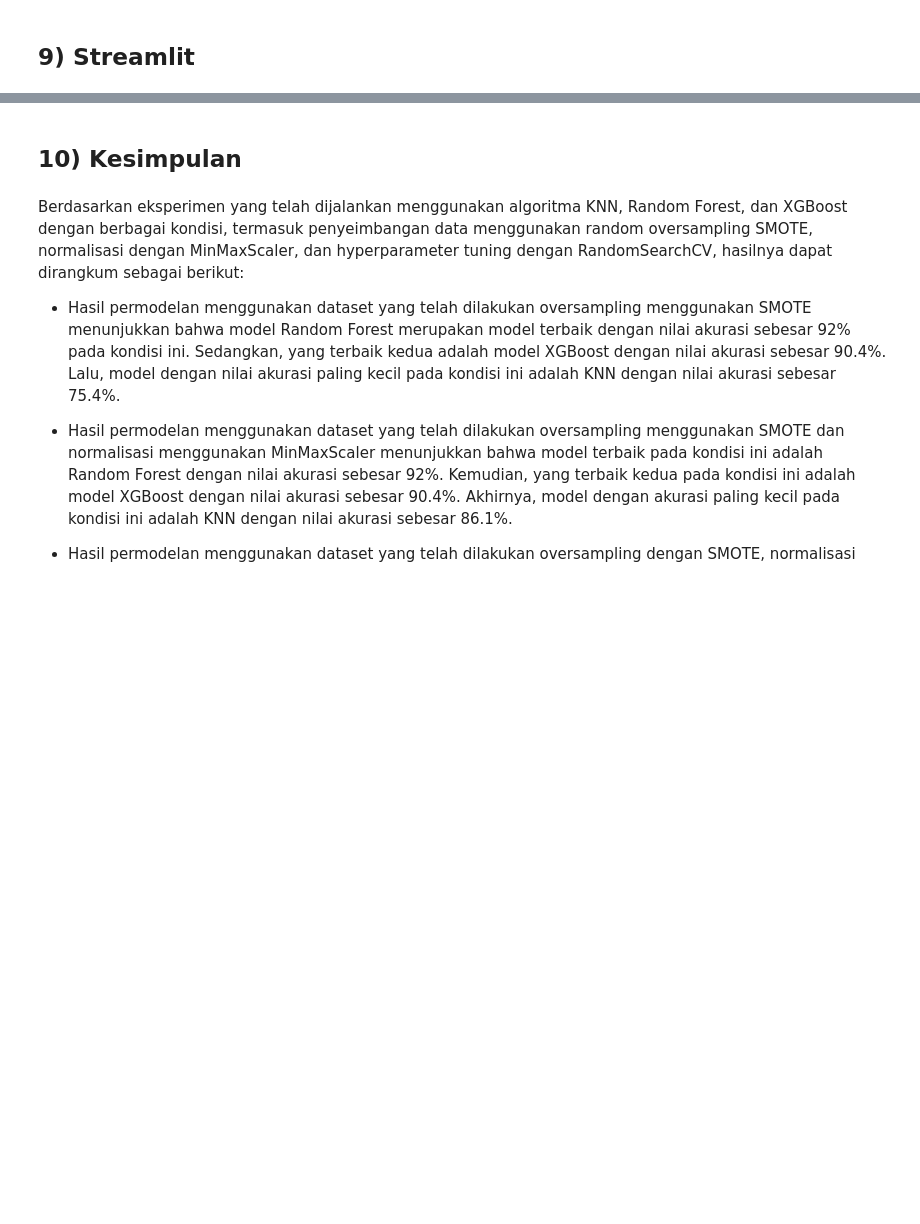
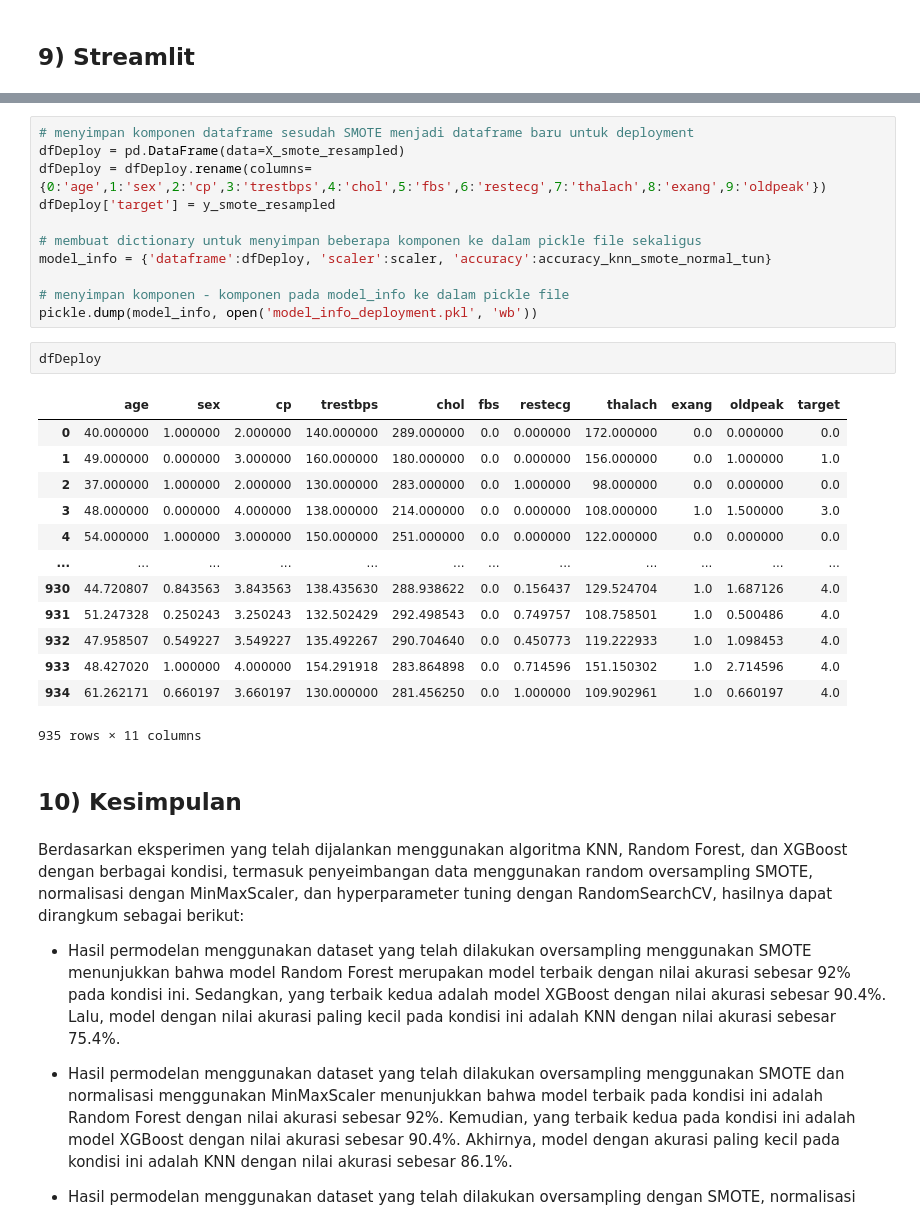
Before and after one commit to nabilazy/BK_DataScience, a Jupyter notebook: BK_Hungarian.ipynb, the cells around one changed output, grey strips where cells are left out. Drawn from its saved outputs; the diff is of its cells as text; blank space fills up the shorter version.

```diff
--- a/BK_Hungarian.ipynb
+++ b/BK_Hungarian.ipynb
@@ -1448,3 +1471,30 @@ On process
+# %%
+# menyimpan komponen dataframe sesudah SMOTE menjadi dataframe baru untuk deployment
+dfDeploy = pd.DataFrame(data=X_smote_resampled)
+dfDeploy = dfDeploy.rename(columns={0:'age',1:'sex',2:'cp',3:'trestbps',4:'chol',5:'fbs',6:'restecg',7:'thalach',8:'exang',9:'oldpeak'})
+dfDeploy['target'] = y_smote_resampled
+
+# membuat dictionary untuk menyimpan beberapa komponen ke dalam pickle file sekaligus
+model_info = {'dataframe':dfDeploy, 'scaler':scaler, 'accuracy':accuracy_knn_smote_normal_tun}
+
+# menyimpan komponen - komponen pada model_info ke dalam pickle file
+pickle.dump(model_info, open('model_info_deployment.pkl', 'wb'))
+# %%
+dfDeploy
+# %% [output]
+|  | age | sex | cp | trestbps | chol | fbs | restecg | thalach | exang | oldpeak | target |
+| 0 | 40.000000 | 1.000000 | 2.000000 | 140.000000 | 289.000000 | 0.0 | 0.000000 | 172.000000 | 0.0 | 0.000000 | 0.0 |
+| 1 | 49.000000 | 0.000000 | 3.000000 | 160.000000 | 180.000000 | 0.0 | 0.000000 | 156.000000 | 0.0 | 1.000000 | 1.0 |
+| 2 | 37.000000 | 1.000000 | 2.000000 | 130.000000 | 283.000000 | 0.0 | 1.000000 | 98.000000 | 0.0 | 0.000000 | 0.0 |
+| 3 | 48.000000 | 0.000000 | 4.000000 | 138.000000 | 214.000000 | 0.0 | 0.000000 | 108.000000 | 1.0 | 1.500000 | 3.0 |
+| 4 | 54.000000 | 1.000000 | 3.000000 | 150.000000 | 251.000000 | 0.0 | 0.000000 | 122.000000 | 0.0 | 0.000000 | 0.0 |
+| ... | ... | ... | ... | ... | ... | ... | ... | ... | ... | ... | ... |
+| 930 | 44.720807 | 0.843563 | 3.843563 | 138.435630 | 288.938622 | 0.0 | 0.156437 | 129.524704 | 1.0 | 1.687126 | 4.0 |
+| 931 | 51.247328 | 0.250243 | 3.250243 | 132.502429 | 292.498543 | 0.0 | 0.749757 | 108.758501 | 1.0 | 0.500486 | 4.0 |
+| 932 | 47.958507 | 0.549227 | 3.549227 | 135.492267 | 290.704640 | 0.0 | 0.450773 | 119.222933 | 1.0 | 1.098453 | 4.0 |
+| 933 | 48.427020 | 1.000000 | 4.000000 | 154.291918 | 283.864898 | 0.0 | 0.714596 | 151.150302 | 1.0 | 2.714596 | 4.0 |
+| 934 | 61.262171 | 0.660197 | 3.660197 | 130.000000 | 281.456250 | 0.0 | 1.000000 | 109.902961 | 1.0 | 0.660197 | 4.0 |
+935 rows × 11 columns
 # %% [markdown]
 ## 10) Kesimpulan
 # %% [markdown]
```
Also changed, not shown: parts of 14 cells of this notebook.
